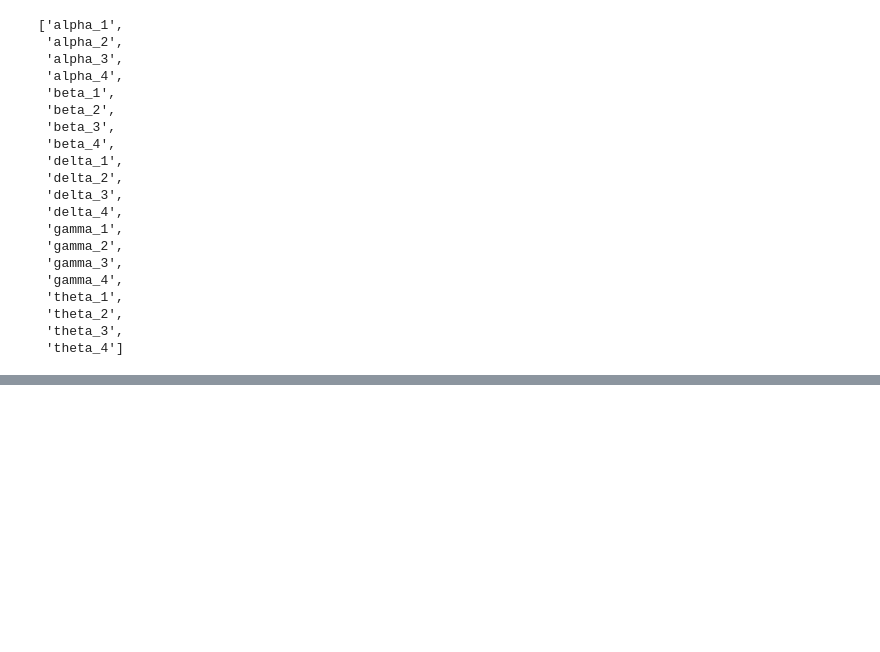
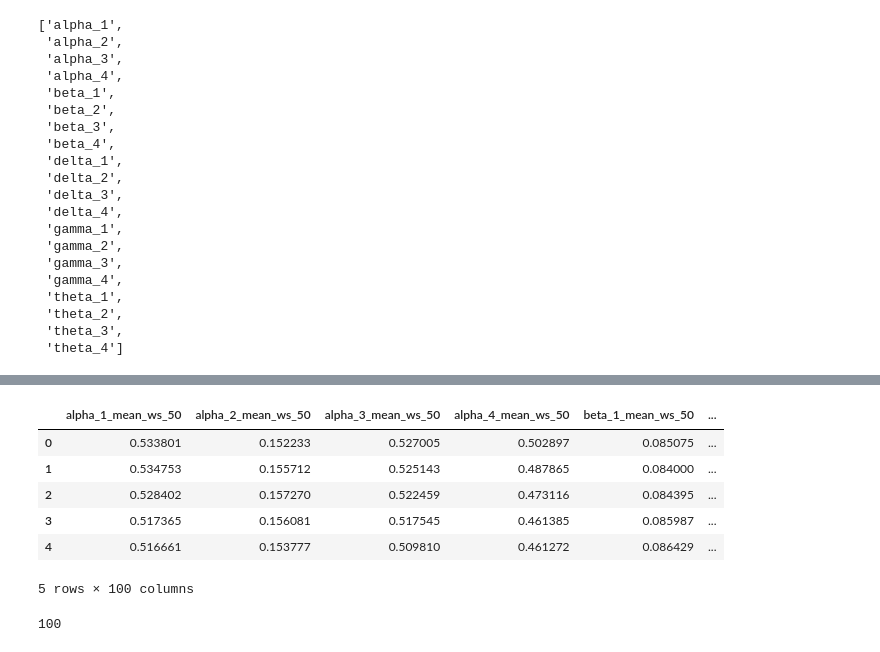
Before and after one commit to asheeshcric/VA, a Jupyter notebook: notebooks/EEG_Feature_Extraction.ipynb, the cells around one changed output, grey strips where cells are left out. Cells and saved outputs as stored; diff of their text form; code cells hidden in the pictures; blank space fills up the shorter version.

Commit message:
Add temporal extraction features class for EEG:

```diff
--- a/notebooks/EEG_Feature_Extraction.ipynb
+++ b/notebooks/EEG_Feature_Extraction.ipynb
@@ -171,23 +171,27 @@ class TemporalFeatures:
 
     def aggregate_values(self, df, window_size, aggregation_metric):
         if aggregation_metric == 'mean':
-            return df.rolling(window_size).mean()
+            return df.rolling(window_size, min_periods=0).mean()
         elif aggregation_metric == 'max':
-            return df.rolling(window_size).max()
+            return df.rolling(window_size, min_periods=0).max()
         elif aggregation_metric == 'min':
-            return df.rolling(window_size).min()
+            return df.rolling(window_size, min_periods=0).min()
         elif aggregation_metric == 'median':
-            return df.rolling(window_size).median()
+            return df.rolling(window_size, min_periods=0).median()
         elif aggregation_metric == 'std':
-            return df.rolling(window_size).std()
+            return df.rolling(window_size, min_periods=0).std()
         elif aggregation_metric == 'slope':
-            return df.rolling(window_size).apply(self.get_slope)
+            return df.rolling(window_size, min_periods=0).apply(self.get_slope)
         else:
             return np.nan
 
     def add_temporal_features(self, df, cols, window_size, aggregation_metrics):
+        features_df = pd.DataFrame([])
         for aggregation_metric in aggregation_metrics:
             for col in cols:
-                df[col + '_temp_' + aggregation_metric + '_ws_' + str(window_size)] = self.aggregate_values(df[col], window_size, aggregation_metric)
-
-        return df
+                col_name = col + f'_{aggregation_metric}_ws_' + str(window_size)
+                if col_name not in features_df:
+                    features_df[col_name] = self.aggregate_values(df[col], window_size, aggregation_metric)
+                else:
+                    features_df[col_name].append(self.aggregate_values(df[col], window_size, aggregation_metric))
+        return features_df
@@ -226,4 +256,4 @@ selected_cols
 # %%
 temp_features = TemporalFeatures()
 window_size = 50
-X_temp = temp_features.add_temporal_features(X, selected_cols, window_size, ['mean', 'std', 'max', 'min', 'median', 'slope'])
+X_temp = temp_features.add_temporal_features(X.copy(), selected_cols, window_size, ['mean', 'std', 'max', 'min', 'median'])
@@ -229,0 +276,14 @@ X_temp = temp_features.add_temporal_features(X, selected_cols, window_size, ['me
+# %%
+X_temp.head()
+# %% [output]
+|  | alpha_1_mean_ws_50 | alpha_2_mean_ws_50 | alpha_3_mean_ws_50 | alpha_4_mean_ws_50 | beta_1_mean_ws_50 | ... |
+| 0 | 0.533801 | 0.152233 | 0.527005 | 0.502897 | 0.085075 | ... |
+| 1 | 0.534753 | 0.155712 | 0.525143 | 0.487865 | 0.084000 | ... |
+| 2 | 0.528402 | 0.157270 | 0.522459 | 0.473116 | 0.084395 | ... |
+| 3 | 0.517365 | 0.156081 | 0.517545 | 0.461385 | 0.085987 | ... |
+| 4 | 0.516661 | 0.153777 | 0.509810 | 0.461272 | 0.086429 | ... |
+5 rows × 100 columns
+# %%
+len(X_temp.columns)
+# %% [output]
+100
```
Also changed, not shown: parts of 3 cells of this notebook.
